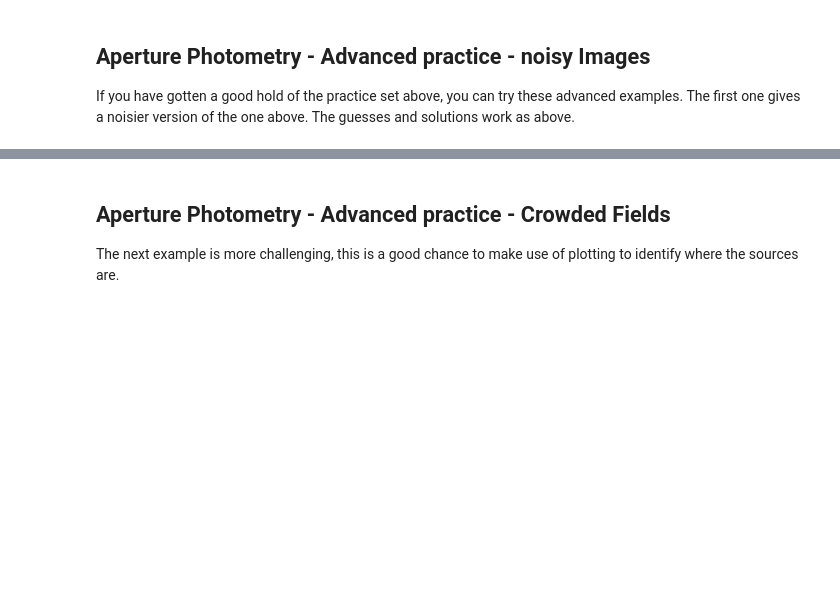
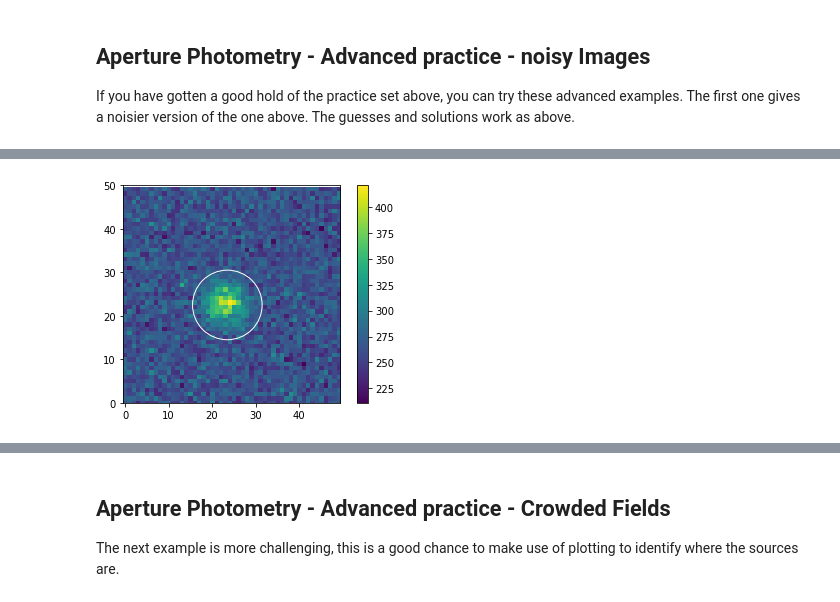
Before and after one commit to wfw23/Astrolabs, a Jupyter notebook: Chapter2_AperturePhotometry.ipynb, the cells around one changed output, grey strips where cells are left out. Cells and saved outputs as stored; diff of their text form; code cells hidden in the pictures; blank space fills up the shorter version.

```diff
--- a/Chapter2_AperturePhotometry.ipynb
+++ b/Chapter2_AperturePhotometry.ipynb
@@ -510,0 +538,6 @@ test_lowSN = ImageSimulator.centred_psf_lowSN()
+# %%
+ring = photutils.CircularAperture((23.5, 22.5), 8)
+test_lowSN.show_ima()
+ring.plot(ec='white')
+# %% [output]
+[figure, added]
```
Also changed, not shown: parts of 45 cells of this notebook, 1 other file.
